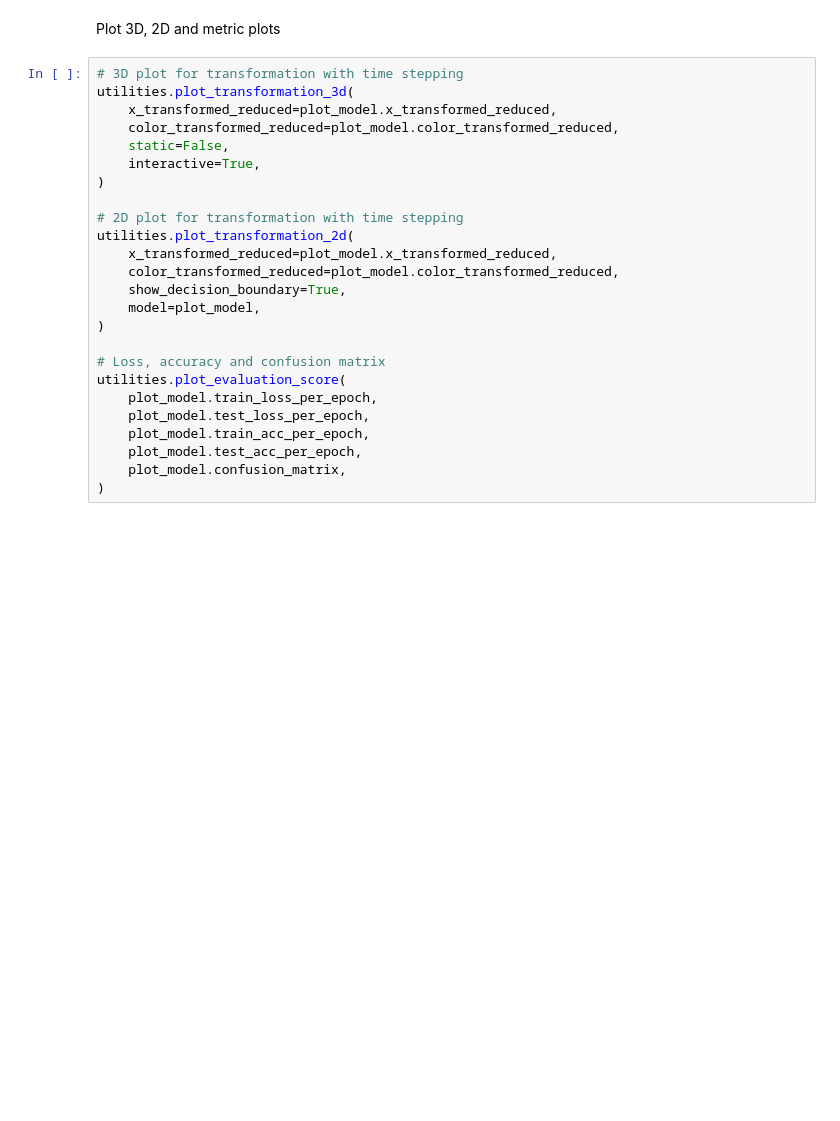
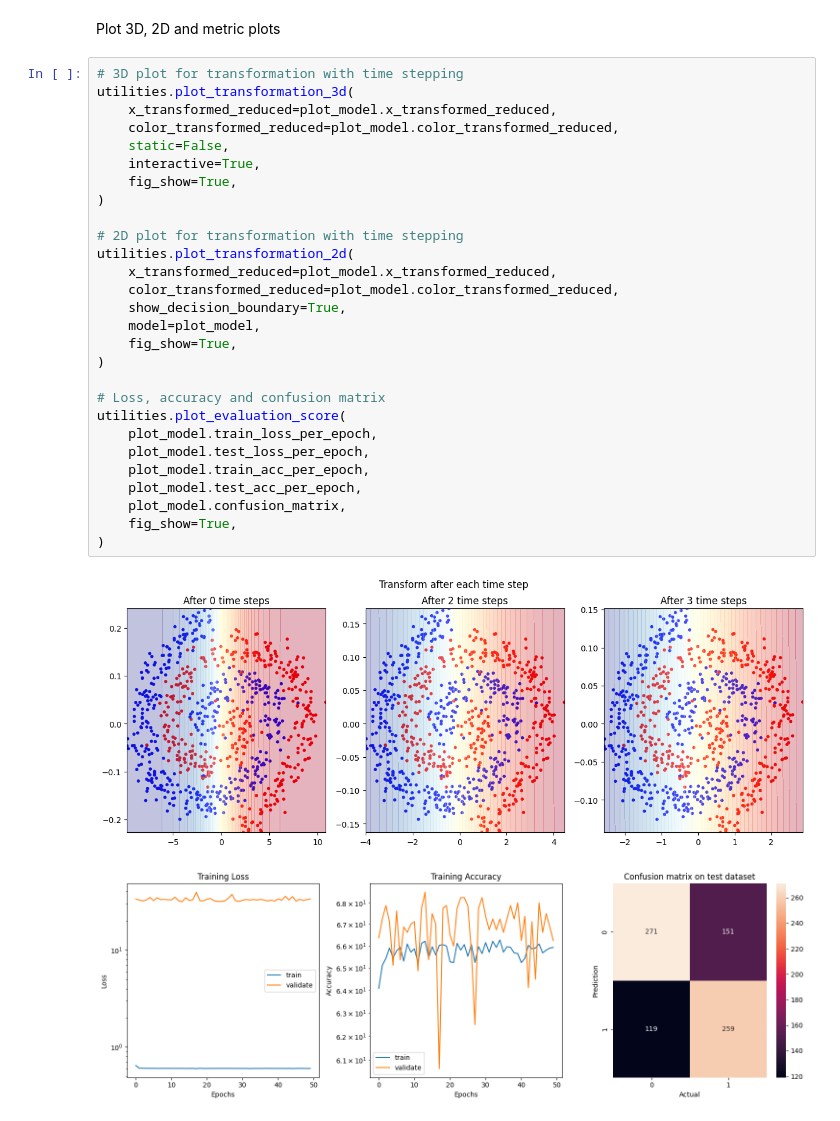
Before and after one commit to martinedyring/MA8404, a Jupyter notebook: ODESolver (project)/neural_ode.ipynb, the cells around one changed output. Saved outputs shown, nothing was run; the diff lists cells and outputs as text; blank space fills up the shorter version.

```diff
--- a/ODESolver (project)/neural_ode.ipynb
+++ b/ODESolver (project)/neural_ode.ipynb
@@ -195,25 +217,31 @@ Plot 3D, 2D and metric plots
 # %%
 # 3D plot for transformation with time stepping
 utilities.plot_transformation_3d(
     x_transformed_reduced=plot_model.x_transformed_reduced,
     color_transformed_reduced=plot_model.color_transformed_reduced,
     static=False,
     interactive=True,
+    fig_show=True,
 )
 
 # 2D plot for transformation with time stepping
 utilities.plot_transformation_2d(
     x_transformed_reduced=plot_model.x_transformed_reduced,
     color_transformed_reduced=plot_model.color_transformed_reduced,
     show_decision_boundary=True,
     model=plot_model,
+    fig_show=True,
 )
 
 # Loss, accuracy and confusion matrix
 utilities.plot_evaluation_score(
     plot_model.train_loss_per_epoch,
     plot_model.test_loss_per_epoch,
     plot_model.train_acc_per_epoch,
     plot_model.test_acc_per_epoch,
     plot_model.confusion_matrix,
+    fig_show=True,
 )
+# %% [output]
+[figure, added]
+[figure, added]
```
Also changed, not shown: parts of 8 cells of this notebook, 2 other files.
